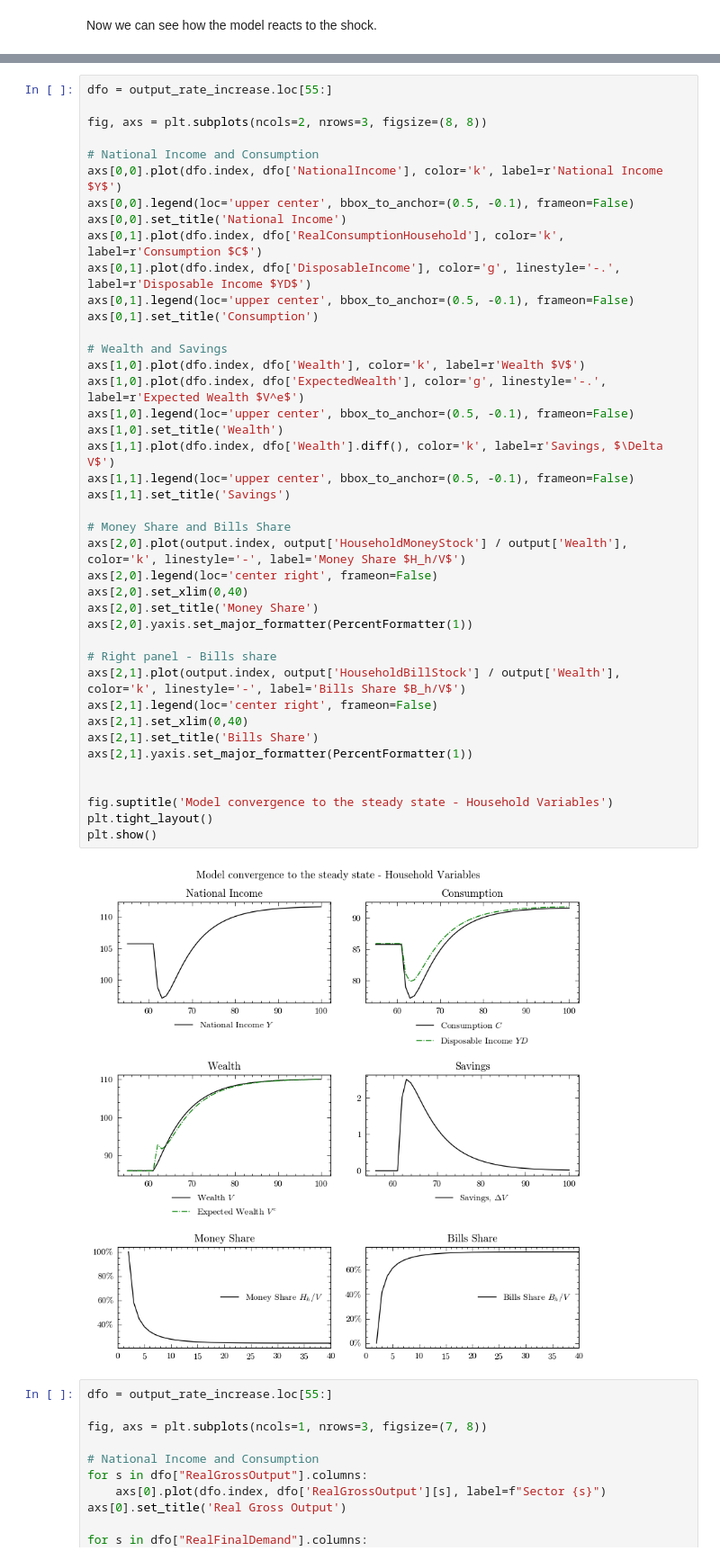
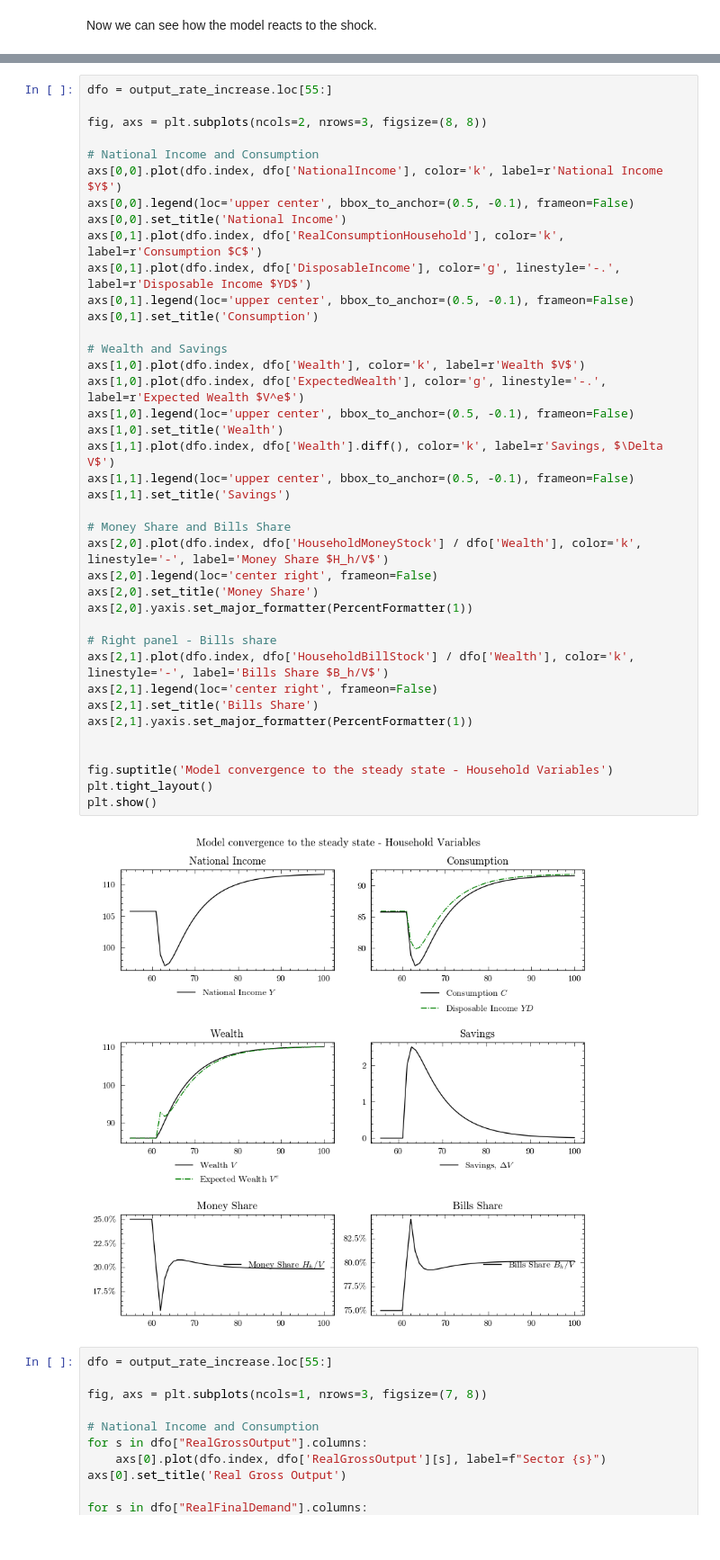
Before and after one commit to KarlNaumann/MacroStat, a Jupyter notebook: docs/models/ECO3IOPC/ECO3IOPC.ipynb, the cells around one changed output, grey strips where cells are left out. Shown at 90% size. Saved outputs shown, nothing was run; the diff lists cells and outputs as text.

```diff
--- a/docs/models/ECO3IOPC/ECO3IOPC.ipynb
+++ b/docs/models/ECO3IOPC/ECO3IOPC.ipynb
@@ -225,38 +227,36 @@ axs[0,0].legend(loc='upper center', bbox_to_anchor=(0.5, -0.1), frameon=False)
 axs[0,0].set_title('National Income')
 axs[0,1].plot(dfo.index, dfo['RealConsumptionHousehold'], color='k', label=r'Consumption $C$')
 axs[0,1].plot(dfo.index, dfo['DisposableIncome'], color='g', linestyle='-.', label=r'Disposable Income $YD$')
 axs[0,1].legend(loc='upper center', bbox_to_anchor=(0.5, -0.1), frameon=False)
 axs[0,1].set_title('Consumption')
 
 # Wealth and Savings
 axs[1,0].plot(dfo.index, dfo['Wealth'], color='k', label=r'Wealth $V$')
 axs[1,0].plot(dfo.index, dfo['ExpectedWealth'], color='g', linestyle='-.', label=r'Expected Wealth $V^e$')
 axs[1,0].legend(loc='upper center', bbox_to_anchor=(0.5, -0.1), frameon=False)
 axs[1,0].set_title('Wealth')
 axs[1,1].plot(dfo.index, dfo['Wealth'].diff(), color='k', label=r'Savings, $\Delta V$')
 axs[1,1].legend(loc='upper center', bbox_to_anchor=(0.5, -0.1), frameon=False)
 axs[1,1].set_title('Savings')
 
 # Money Share and Bills Share
-axs[2,0].plot(output.index, output['HouseholdMoneyStock'] / output['Wealth'], color='k', linestyle='-', label='Money Share $H_h/V$')
+axs[2,0].plot(dfo.index, dfo['HouseholdMoneyStock'] / dfo['Wealth'], color='k', linestyle='-', label='Money Share $H_h/V$')
 axs[2,0].legend(loc='center right', frameon=False)
-axs[2,0].set_xlim(0,40)
 axs[2,0].set_title('Money Share')
 axs[2,0].yaxis.set_major_formatter(PercentFormatter(1))
 
 # Right panel - Bills share
-axs[2,1].plot(output.index, output['HouseholdBillStock'] / output['Wealth'], color='k', linestyle='-', label='Bills Share $B_h/V$')
+axs[2,1].plot(dfo.index, dfo['HouseholdBillStock'] / dfo['Wealth'], color='k', linestyle='-', label='Bills Share $B_h/V$')
 axs[2,1].legend(loc='center right', frameon=False)
-axs[2,1].set_xlim(0,40)
 axs[2,1].set_title('Bills Share')
 axs[2,1].yaxis.set_major_formatter(PercentFormatter(1))
 
 
 fig.suptitle('Model convergence to the steady state - Household Variables')
 plt.tight_layout()
 plt.show()
 # %% [output]
-[figure, old version]
+[figure, new version]
 # %%
 dfo = output_rate_increase.loc[55:]
 
```
Also changed, not shown: parts of 1 cell of this notebook.
